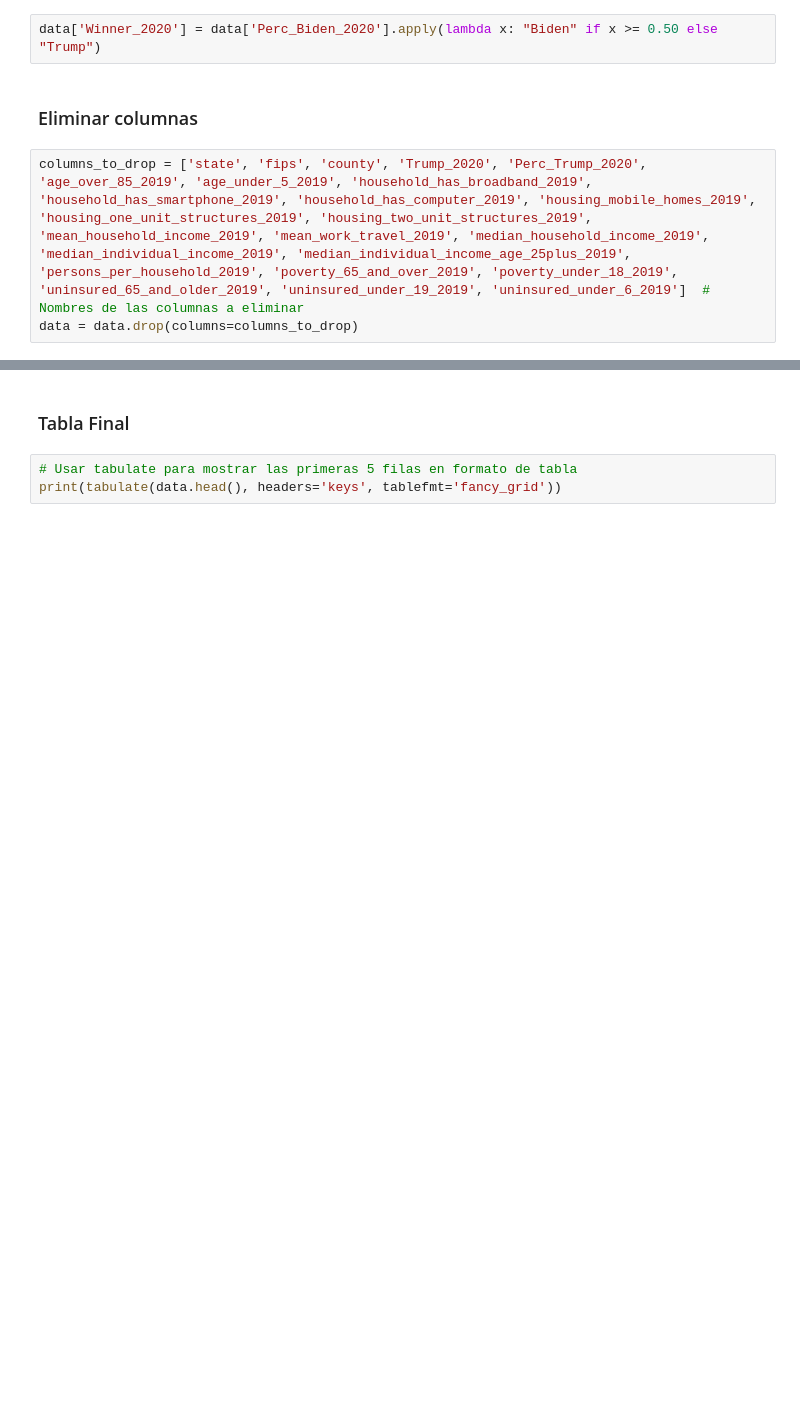
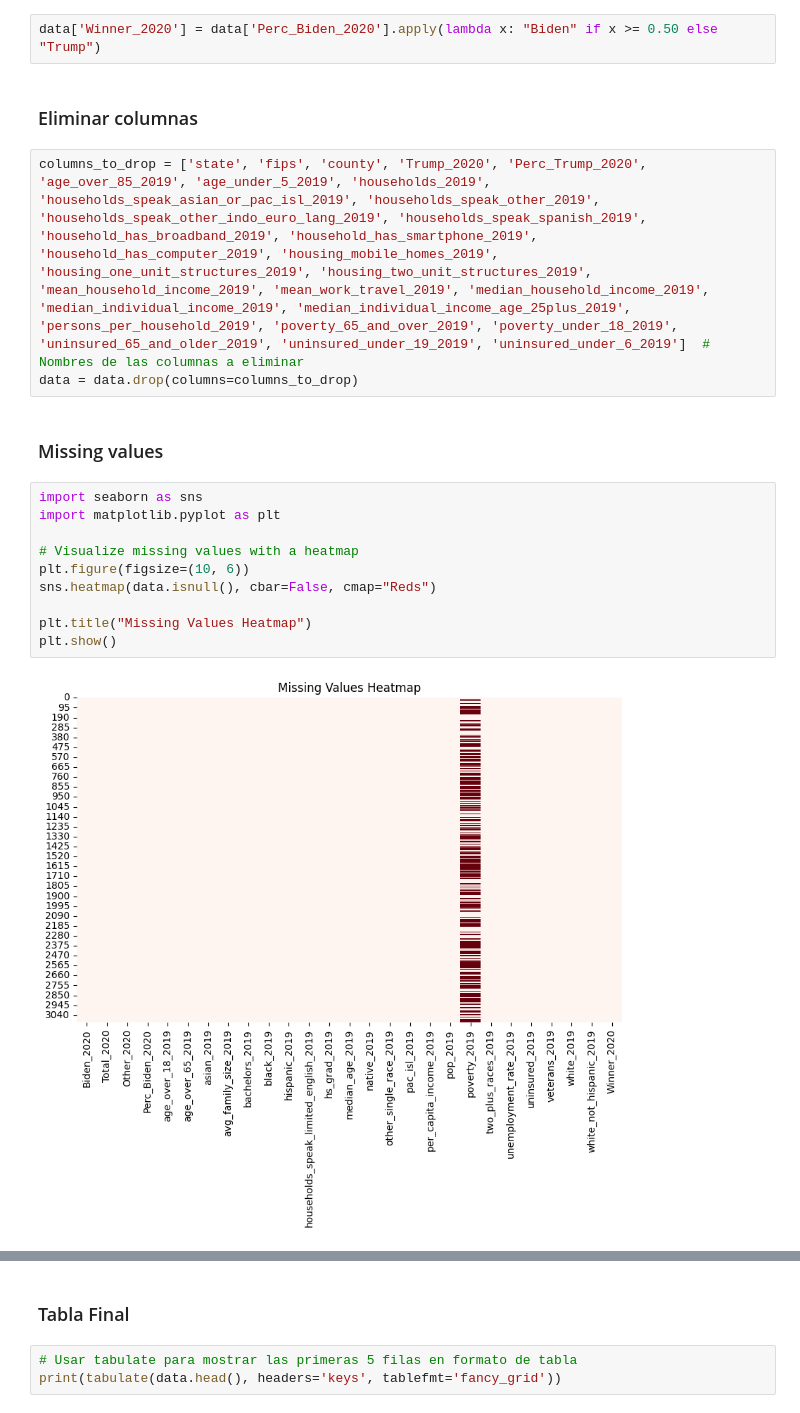
Before and after one commit to jorgegarcelan/elections_usa_2020, a Jupyter notebook: elections.ipynb, the cells around one changed output, grey strips where cells are left out. Cells and saved outputs as stored; diff of their text form; blank space fills up the shorter version.

```diff
--- a/elections.ipynb
+++ b/elections.ipynb
@@ -126,5 +112,19 @@ data['Winner_2020'] = data['Perc_Biden_2020'].apply(lambda x: "Biden" if x >= 0.
 # %% [markdown]
 ### Eliminar columnas
 # %%
-columns_to_drop = ['state', 'fips', 'county', 'Trump_2020', 'Perc_Trump_2020', 'age_over_85_2019', 'age_under_5_2019', 'household_has_broadband_2019', 'household_has_smartphone_2019', 'household_has_computer_2019', 'housing_mobile_homes_2019', 'housing_one_unit_structures_2019', 'housing_two_unit_structures_2019', 'mean_household_income_2019', 'mean_work_travel_2019', 'median_household_income_2019', 'median_individual_income_2019', 'median_individual_income_age_25plus_2019', 'persons_per_household_2019', 'poverty_65_and_over_2019', 'poverty_under_18_2019', 'uninsured_65_and_older_2019', 'uninsured_under_19_2019', 'uninsured_under_6_2019']  # Nombres de las columnas a eliminar
+columns_to_drop = ['state', 'fips', 'county', 'Trump_2020', 'Perc_Trump_2020', 'age_over_85_2019', 'age_under_5_2019', 'households_2019', 'households_speak_asian_or_pac_isl_2019', 'households_speak_other_2019', 'households_speak_other_indo_euro_lang_2019', 'households_speak_spanish_2019', 'household_has_broadband_2019', 'household_has_smartphone_2019', 'household_has_computer_2019', 'housing_mobile_homes_2019', 'housing_one_unit_structures_2019', 'housing_two_unit_structures_2019', 'mean_household_income_2019', 'mean_work_travel_2019', 'median_household_income_2019', 'median_individual_income_2019', 'median_individual_income_age_25plus_2019', 'persons_per_household_2019', 'poverty_65_and_over_2019', 'poverty_under_18_2019', 'uninsured_65_and_older_2019', 'uninsured_under_19_2019', 'uninsured_under_6_2019']  # Nombres de las columnas a eliminar
 data = data.drop(columns=columns_to_drop)
+# %% [markdown]
+### Missing values
+# %%
+import seaborn as sns
+import matplotlib.pyplot as plt
+
+# Visualize missing values with a heatmap
+plt.figure(figsize=(10, 6))
+sns.heatmap(data.isnull(), cbar=False, cmap="Reds")
+
+plt.title("Missing Values Heatmap")
+plt.show()
+# %% [output]
+[figure, added]
```
Also changed, not shown: parts of 18 cells of this notebook, 2 other files.
